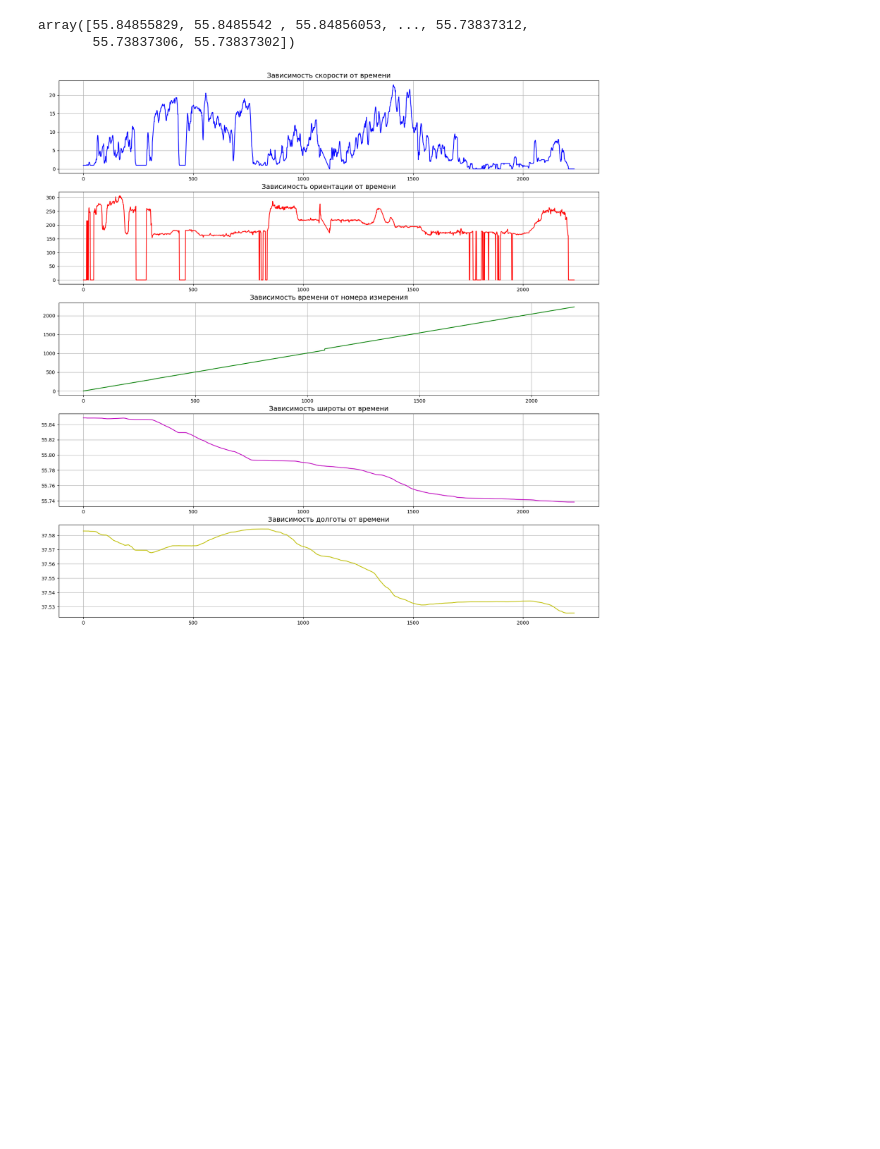
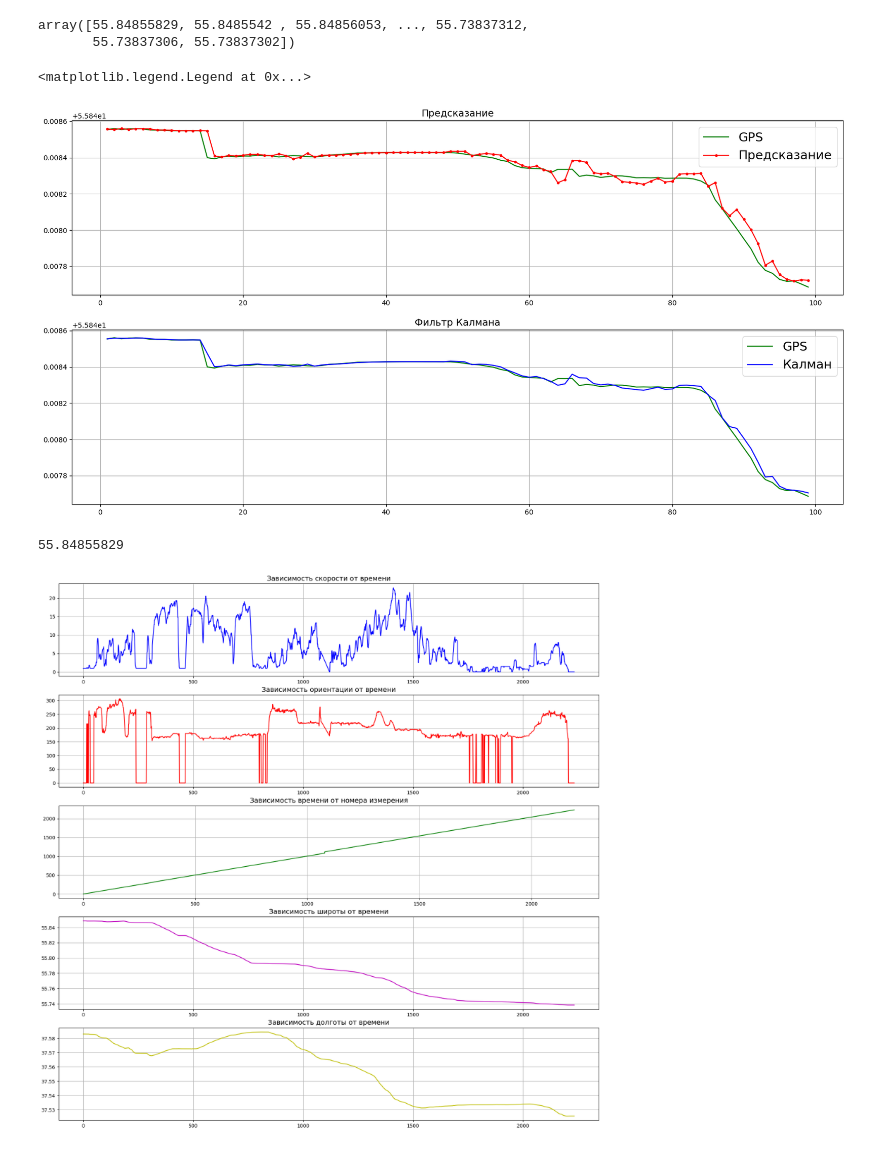
Before and after one commit to 1mm0rTaLzzz/SNAR_HW3_Kalman, a Jupyter notebook: SNAR_Kalman.ipynb, the cells around one changed output. Cells and saved outputs as stored; diff of their text form; code cells hidden in the pictures; blank space fills up the shorter version.

```diff
--- a/SNAR_Kalman.ipynb
+++ b/SNAR_Kalman.ipynb
@@ -455,40 +455,80 @@ longitude = [float(x) for x in longitude]
 
 time = filtered_df['GPS Time'].values.tolist()
 time = [x[11:19] for x in time]
 time_shift = 62295
 time = [int(x[:2])*3600 + int(x[3:5])*60 + int(x[6:])-62295 for x in time] # перевод в секунды
 
 calculation_cycle = len(filtered_df)
 
-# Настройки датчика
-# motions = [1, 1, 1, 1, 1, 1, 1, 1, 1, 1]
+# Сигма предсказания:
 motion_sigma = 2.
+# Настройки датчика:
+measurements_sigma = 4.
 
-# measurements = [7, 8, 15, 10, 11, 12, 13, 14, 15, 16]
-measurements_sigma = 4.
+# Для перевода из метров в широту:
+R = 6370786.15
+degrees_per_meter = 1 / ((2 * 3.14159 / 360) * R)
+
+
+sigma = 100.
+pred = np.array([])
+mu_var = np.array([])
 
 for t in range(1, calculation_cycle):
 
-    motions = abs(speed[t-1] - speed[t])
+    motions = speed[t-1] * math.sin(bearing[t-1]) * degrees_per_meter # + latitude[0]
+    mu, sigma = predict(latitude[t-1], sigma, motions, motion_sigma)
+    pred = np.append(pred, mu)
+    mu, sigma = update(mu, sigma, latitude[t], measurements_sigma)
+    mu_var = np.append(mu_var, mu)
 
-# mu = 0
-# sigma = 100.
+
+
+f=plt.figure()
+f.set_figwidth(20)
+f.set_figheight(10)
+i = 100
+
+# График предсказания:
+plt.subplot(211)
+plt.plot(time[1:i], latitude[1:i], 'g', label='GPS')
+plt.plot(time[1:i], pred[:i-1], 'r.-', label='Предсказание')
+plt.title("Предсказание", fontsize = 14)
+plt.grid()
+plt.legend(fontsize = 18)
+
+# График фильтра:
+plt.subplot(212)
+plt.plot(time[1:i], latitude[1:i], 'g', label='GPS')
+plt.plot(time[1:i], mu_var[:i-1], 'b', label='Калман')
+plt.title("Фильтр Калмана", fontsize = 14)
+plt.grid()
+plt.legend(fontsize = 18)
+
+
 
 # print(f'{mu = }, {sigma = }')
 # t = 0
 
 # mu_var = np.array([])
 # time = np.linspace(0, len(measurements), len(measurements))
 
 # for t in range(len(measurements)):
 #     mu, sigma = predict(mu, sigma, motions[t], motion_sigma)
 #     # print(f'{mu = :3f}, {sigma = :3f}', flush=True)
 #     mu, sigma = update(mu, sigma, measurements[t], measurements_sigma)
 #     print(f'{mu = :3f}, {sigma = :3f}', flush=True)
 #     mu_var = np.append(mu_var, mu)
 
 # plt.plot(time, mu_var, 'b')
 # plt.plot(time, measurements, 'm')
+# %% [output]
+<matplotlib.legend.Legend at 0x...>
+[figure, added]
+# %%
+latitude[0]
+# %% [output]
+55.84855829
 # %%
 f=plt.figure()
 f.set_figwidth(20)
```
Also changed, not shown: parts of 1 cell of this notebook.
